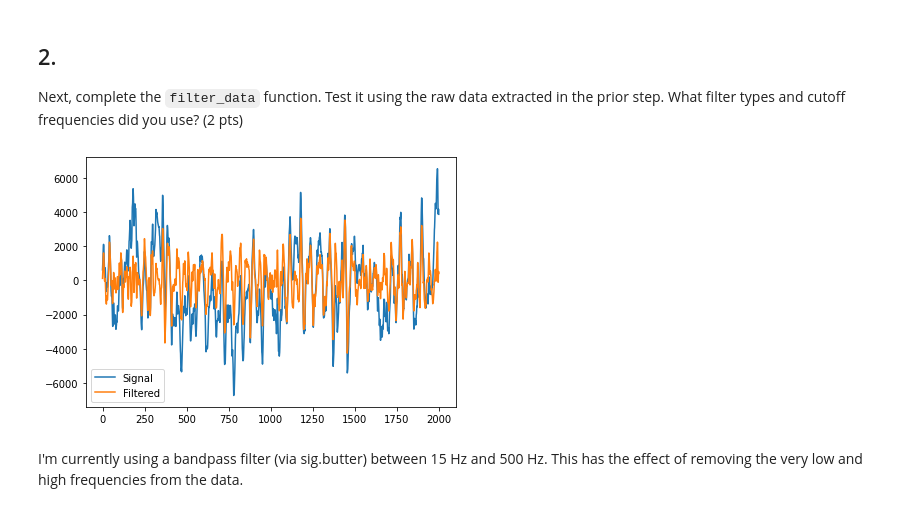
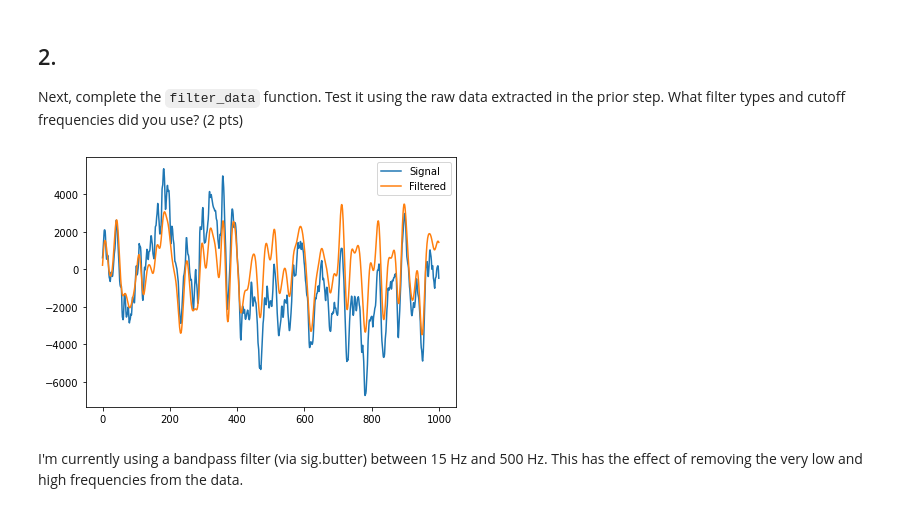
Before and after one commit to carlosaaguila/final_proj_BE521, a Jupyter notebook: Final_Project_Part_1_Questions.ipynb, the cells around one changed output. Drawn from its saved outputs; the diff is of its cells as text; code cells hidden in the pictures.

```diff
--- a/Final_Project_Part_1_Questions.ipynb
+++ b/Final_Project_Part_1_Questions.ipynb
@@ -167,7 +167,7 @@ def filter_data(raw_eeg, fs=1000):
     clean_data (samples x channels): the filtered signal
   """
   filt_eeg = np.zeros(np.shape(raw_eeg))
-  b,a = sig.butter(4,[15,300],btype='bandpass',fs=fs)
+  b,a = sig.butter(4,[5,50],btype='bandpass',fs=fs)
   for i in range(np.shape(raw_eeg)[1]):
     filt_eeg[:,i] = sig.filtfilt(b,a,raw_eeg[:,i],axis=0).transpose()
   clean_data = sig.filtfilt(b,a,raw_eeg,axis=0)
@@ -175,16 +175,16 @@ def filter_data(raw_eeg, fs=1000):
 # %%
 sub1_filt_train = filter_data(sub1_ecog_train)
 
-plt.plot(sub1_ecog_train[0:2000,0])
-plt.plot(sub1_filt_train[0:2000,0])
+plt.plot(sub1_ecog_train[0:1000,0])
+plt.plot(sub1_filt_train[0:1000,0])
 
 plt.legend(["Signal","Filtered"])
 
 plt.tight_layout()
 
 plt.show()
 # %% [output]
-[figure, old version]
+[figure, new version]
 # %% [markdown]
 I'm currently using a bandpass filter (via sig.butter) between 15 Hz and 500 Hz. This has the effect of removing the very low and high frequencies from the data.
 # %% [markdown]
```
Also changed, not shown: parts of 8 cells of this notebook.
